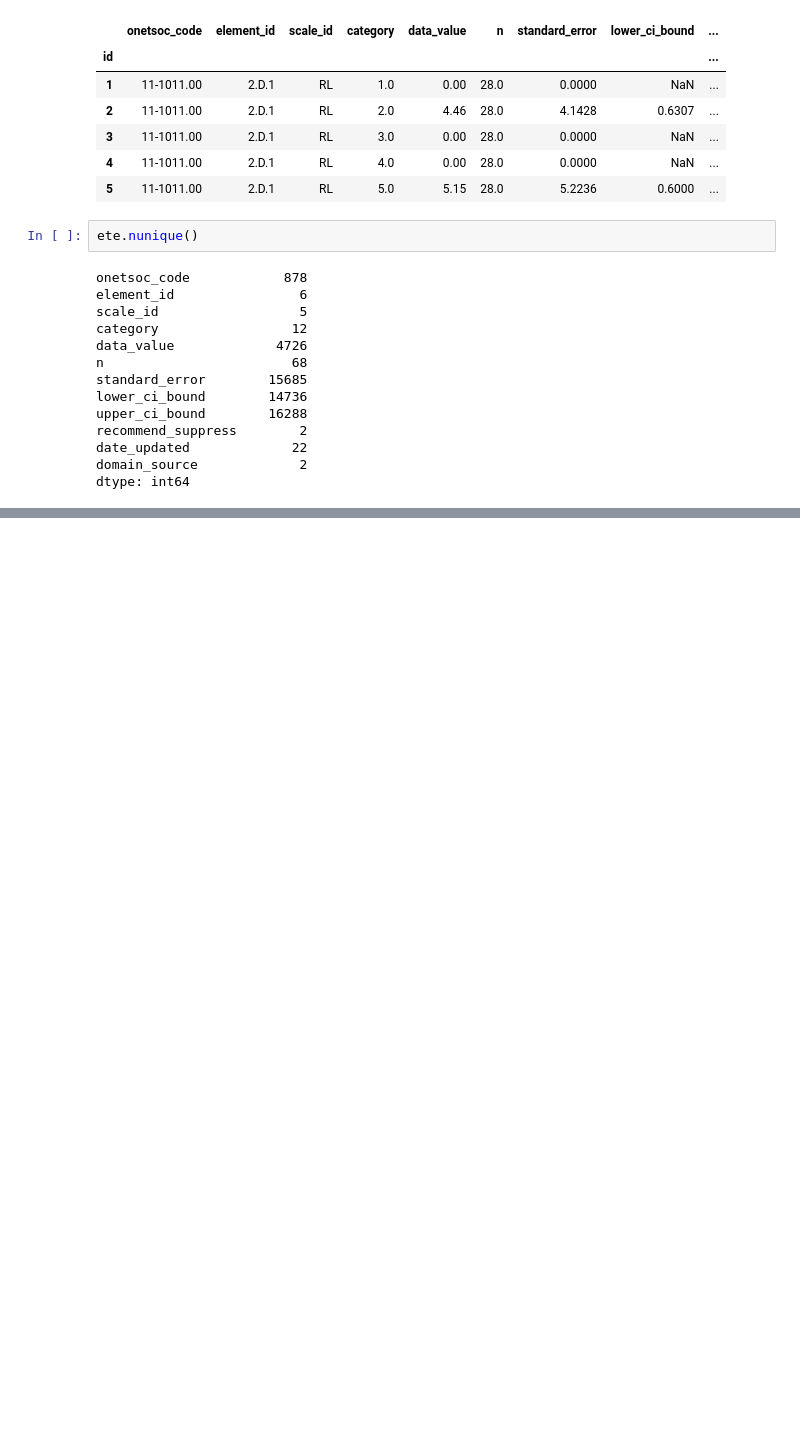
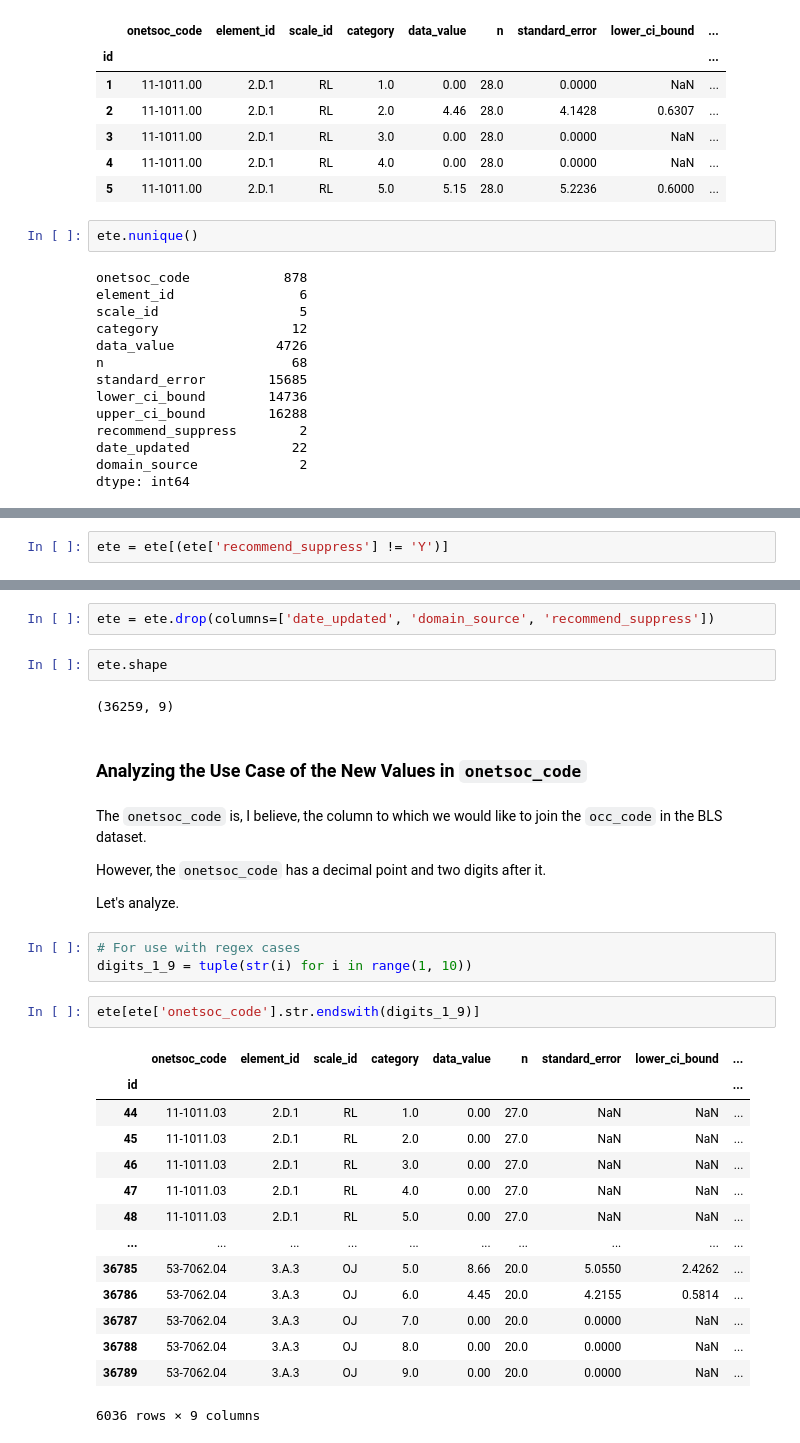
Before and after one commit to blue-santa/comparing-training-req-to-salary-exp, a Jupyter notebook: notebooks/03-exploratory-data-analysis/02-00-eda-train-reward-compare.ipynb, the cells around one changed output, grey strips where cells are left out. Drawn from its saved outputs; the diff is of its cells as text; blank space fills up the shorter version.

```diff
--- a/notebooks/03-exploratory-data-analysis/02-00-eda-train-reward-compare.ipynb
+++ b/notebooks/03-exploratory-data-analysis/02-00-eda-train-reward-compare.ipynb
@@ -652,0 +665,2 @@ dtype: int64
+# %%
+ete = ete[(ete['recommend_suppress'] != 'Y')]
@@ -652,0 +673,34 @@ dtype: int64
+# %%
+ete = ete.drop(columns=['date_updated', 'domain_source', 'recommend_suppress'])
+# %%
+ete.shape
+# %% [output]
+(36259, 9)
+# %% [markdown]
+### Analyzing the Use Case of the New Values in `onetsoc_code`
+# %% [markdown]
+The `onetsoc_code` is, I believe, the column to which we would like to join the `occ_code` in the BLS dataset.
+
+However, the `onetsoc_code` has a decimal point and two digits after it.
+
+Let's analyze.
+# %%
+# For use with regex cases
+digits_1_9 = tuple(str(i) for i in range(1, 10))
+# %%
+ete[ete['onetsoc_code'].str.endswith(digits_1_9)]
+# %% [output]
+|  | onetsoc_code | element_id | scale_id | category | data_value | n | standard_error | lower_ci_bound | ... |
+| id |  |  |  |  |  |  |  |  | ... |
+| 44 | 11-1011.03 | 2.D.1 | RL | 1.0 | 0.00 | 27.0 | NaN | NaN | ... |
+| 45 | 11-1011.03 | 2.D.1 | RL | 2.0 | 0.00 | 27.0 | NaN | NaN | ... |
+| 46 | 11-1011.03 | 2.D.1 | RL | 3.0 | 0.00 | 27.0 | NaN | NaN | ... |
+| 47 | 11-1011.03 | 2.D.1 | RL | 4.0 | 0.00 | 27.0 | NaN | NaN | ... |
+| 48 | 11-1011.03 | 2.D.1 | RL | 5.0 | 0.00 | 27.0 | NaN | NaN | ... |
+| ... | ... | ... | ... | ... | ... | ... | ... | ... | ... |
+| 36785 | 53-7062.04 | 3.A.3 | OJ | 5.0 | 8.66 | 20.0 | 5.0550 | 2.4262 | ... |
+| 36786 | 53-7062.04 | 3.A.3 | OJ | 6.0 | 4.45 | 20.0 | 4.2155 | 0.5814 | ... |
+| 36787 | 53-7062.04 | 3.A.3 | OJ | 7.0 | 0.00 | 20.0 | 0.0000 | NaN | ... |
+| 36788 | 53-7062.04 | 3.A.3 | OJ | 8.0 | 0.00 | 20.0 | 0.0000 | NaN | ... |
+| 36789 | 53-7062.04 | 3.A.3 | OJ | 9.0 | 0.00 | 20.0 | 0.0000 | NaN | ... |
+6036 rows × 9 columns
```
Also changed, not shown: parts of 11 cells of this notebook.
